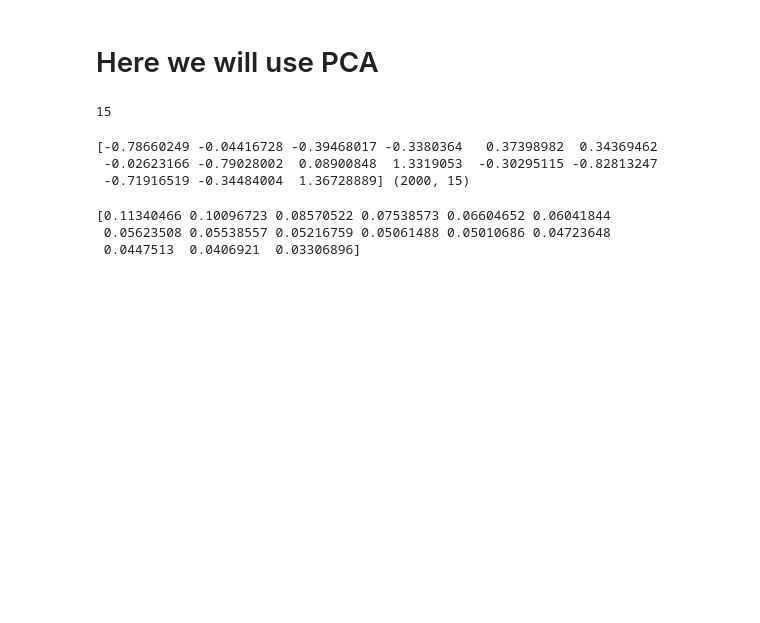
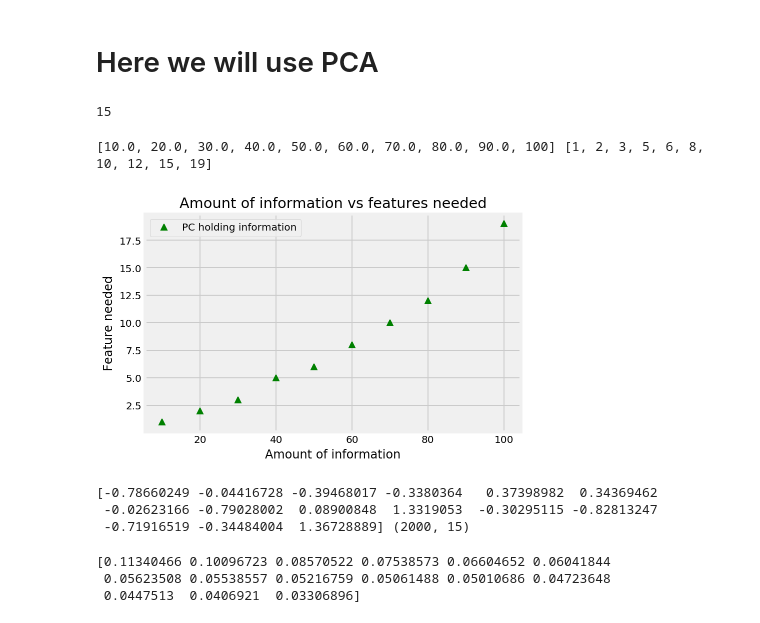
Before and after one commit to iRaM-sAgOr/road_accident, a Jupyter notebook: Using_SVM_&PCA.ipynb, the cells around one changed output. Saved outputs shown, nothing was run; the diff lists cells and outputs as text; code cells hidden in the pictures; blank space fills up the shorter version.

```diff
--- a/Using_SVM_&PCA.ipynb
+++ b/Using_SVM_&PCA.ipynb
@@ -221,6 +221,31 @@ X_transform = pca.fit_transform(X_pc)
 pca.n_components_
 # %% [output]
 15
+# %%
+info_amount = 0
+feature_hold = []
+info_hold = []
+for i in range(1,10):
+    info_amount =i/10
+    pca_value = PCA(info_amount)
+    X_info_transform = pca_value.fit_transform(X_pc)
+    feature_hold.append(pca_value.n_components_)
+    info_hold.append(info_amount)
+feature_hold.append(19)
+info_hold.append(1)
+for i in range(0,len(info_hold)):
+    info_hold[i]=info_hold[i]*100
+# %% [output]
+[10.0, 20.0, 30.0, 40.0, 50.0, 60.0, 70.0, 80.0, 90.0, 100] [1, 2, 3, 5, 6, 8, 10, 12, 15, 19]
+# %%
+plt.plot(info_hold, feature_hold,'g^', label = "PC holding information")
+plt.xlabel('Amount of information')
+plt.ylabel('Feature needed')
+plt.title('Amount of information vs features needed')
+plt.legend()
+plt.show()
+# %% [output]
+[figure, added]
 # %%
 #this is the PC value for every data in a perticular dimention .
 print(X_transform[0],X_transform.shape)
```
